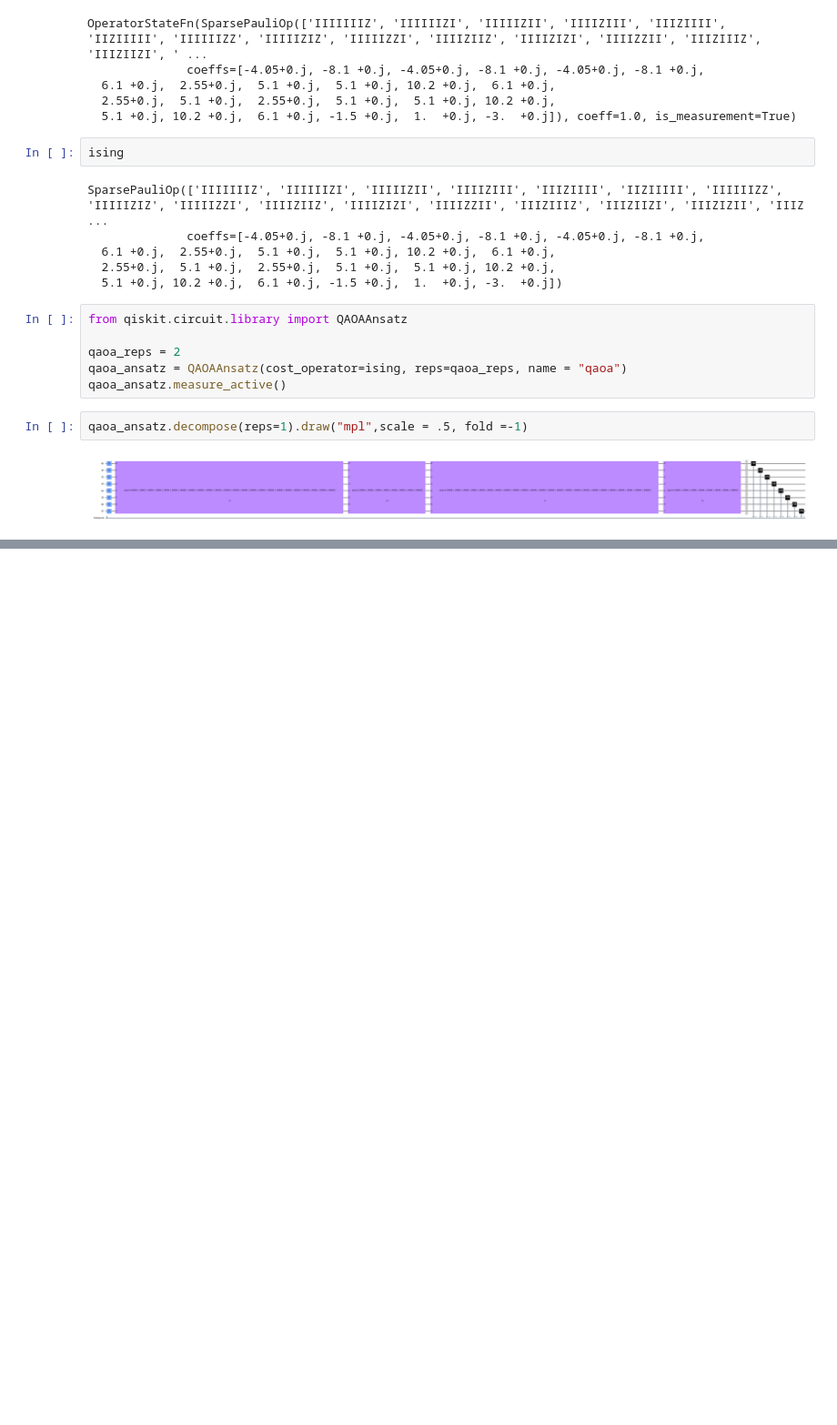
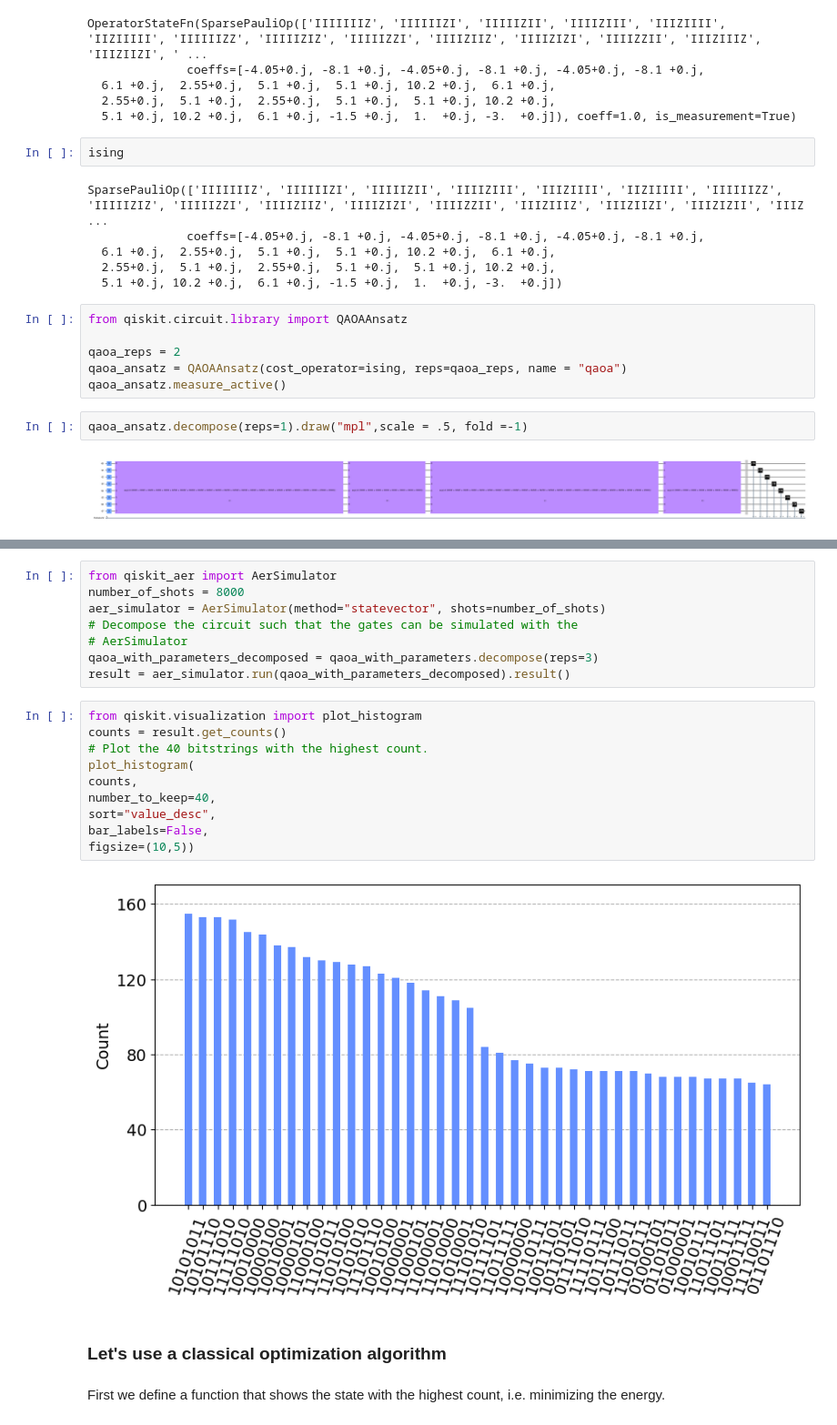
Before and after one commit to petron23/QAOA_case_study, a Jupyter notebook: nb2.ipynb, the cells around one changed output, grey strips where cells are left out. Shown: that part at 91% size. Drawn from its saved outputs; the diff is of its cells as text; blank space fills up the shorter version.

```diff
--- a/nb2.ipynb
+++ b/nb2.ipynb
@@ -165,0 +186,24 @@ qaoa_ansatz.decompose(reps=1).draw("mpl",scale = .5, fold =-1)
+# %%
+from qiskit_aer import AerSimulator
+number_of_shots = 8000
+aer_simulator = AerSimulator(method="statevector", shots=number_of_shots)
+# Decompose the circuit such that the gates can be simulated with the
+# AerSimulator
+qaoa_with_parameters_decomposed = qaoa_with_parameters.decompose(reps=3)
+result = aer_simulator.run(qaoa_with_parameters_decomposed).result()
+# %%
+from qiskit.visualization import plot_histogram
+counts = result.get_counts()
+# Plot the 40 bitstrings with the highest count.
+plot_histogram(
+counts,
+number_to_keep=40,
+sort="value_desc",
+bar_labels=False,
+figsize=(10,5))
+# %% [output]
+[figure, added]
+# %% [markdown]
+### Let's use a classical optimization algorithm
+# %% [markdown]
+First we define a function that shows the state with the highest count, i.e. minimizing the energy.
```
Also changed, not shown: parts of 9 cells of this notebook.
